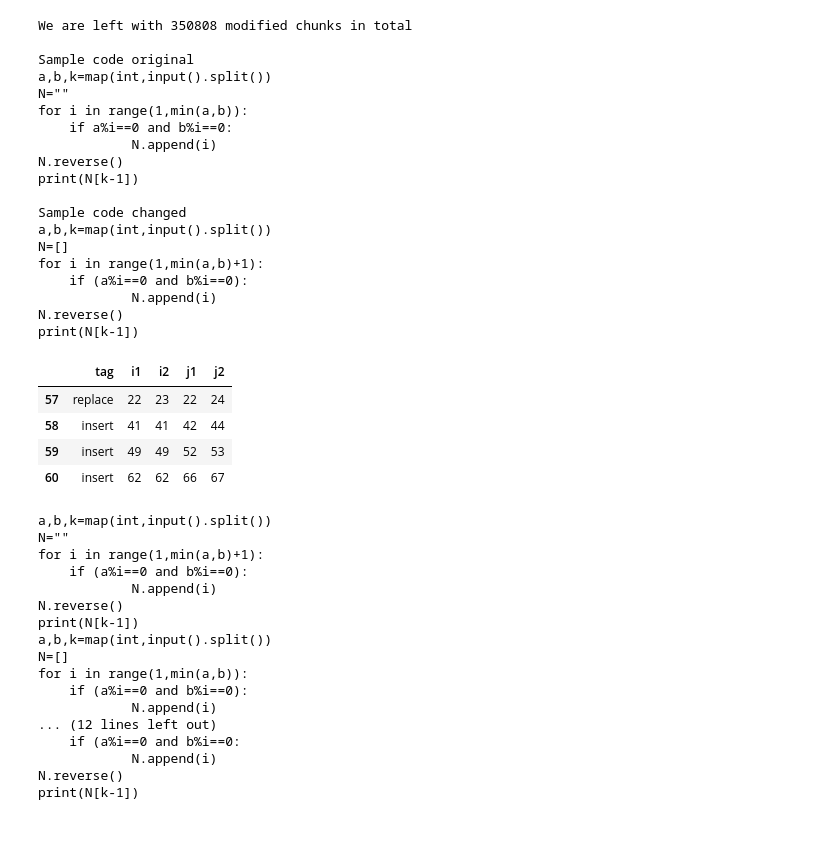
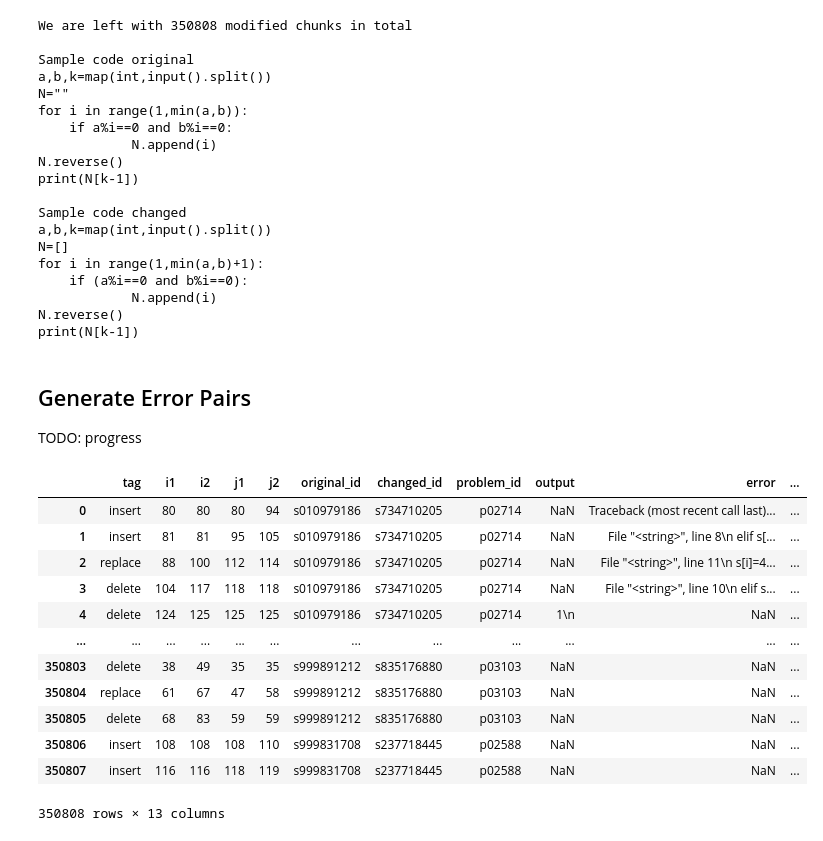
Before and after one commit to alexjercan/bug-detection, a Jupyter notebook: DataExploration.ipynb, the cells around one changed output. Cells and saved outputs as stored; diff of their text form; code cells hidden in the pictures.

Commit message:
wip: generate error description for pairs

```diff
--- a/DataExploration.ipynb
+++ b/DataExploration.ipynb
@@ -235,31 +205,24 @@ changed_df = pd.read_csv(csv_path, keep_default_na=False)
-# %%
-variants = generate_token_arrangements(original_df, changed_df, opcodes_df)
-opcodes_df
-# %% [output]
-|  | tag | i1 | i2 | j1 | j2 |
-| 57 | replace | 22 | 23 | 22 | 24 |
-| 58 | insert | 41 | 41 | 42 | 44 |
-| 59 | insert | 49 | 49 | 52 | 53 |
-| 60 | insert | 62 | 62 | 66 | 67 |
-# %%
-for df in variants:
-    tokens = df["text"].values.tolist()[:-1]
-    print("".join(tokens).encode().decode('unicode-escape'))
-# %% [output]
-a,b,k=map(int,input().split())
-N=""
-for i in range(1,min(a,b)+1):
-    if (a%i==0 and b%i==0):
-            N.append(i)
-N.reverse()
-print(N[k-1])
-a,b,k=map(int,input().split())
-N=[]
-for i in range(1,min(a,b)):
-    if (a%i==0 and b%i==0):
-            N.append(i)
-... (12 lines left out)
-    if (a%i==0 and b%i==0:
-            N.append(i)
-N.reverse()
-print(N[k-1])
+# %% [markdown]
+## Generate Error Pairs
+
+TODO: progress
+# %%
+codenet.add_error_description_v2(generated_pairs_df, problem_list_df, generated_opcodes_df).to_csv(codenet.error_pairs_v2_path, index=False)
+# %%
+error_pairs_df = pd.read_csv(codenet.error_pairs_v2_path)
+
+error_pairs_df
+# %% [output]
+|  | tag | i1 | i2 | j1 | j2 | original_id | changed_id | problem_id | output | error | ... |
+| 0 | insert | 80 | 80 | 80 | 94 | s010979186 | s734710205 | p02714 | NaN | Traceback (most recent call last)... | ... |
+| 1 | insert | 81 | 81 | 95 | 105 | s010979186 | s734710205 | p02714 | NaN | File "<string>", line 8\n elif s[... | ... |
+| 2 | replace | 88 | 100 | 112 | 114 | s010979186 | s734710205 | p02714 | NaN | File "<string>", line 11\n s[i]=4... | ... |
+| 3 | delete | 104 | 117 | 118 | 118 | s010979186 | s734710205 | p02714 | NaN | File "<string>", line 10\n elif s... | ... |
+| 4 | delete | 124 | 125 | 125 | 125 | s010979186 | s734710205 | p02714 | 1\n | NaN | ... |
+| ... | ... | ... | ... | ... | ... | ... | ... | ... | ... | ... | ... |
+| 350803 | delete | 38 | 49 | 35 | 35 | s999891212 | s835176880 | p03103 | NaN | NaN | ... |
+| 350804 | replace | 61 | 67 | 47 | 58 | s999891212 | s835176880 | p03103 | NaN | NaN | ... |
+| 350805 | delete | 68 | 83 | 59 | 59 | s999891212 | s835176880 | p03103 | NaN | NaN | ... |
+| 350806 | insert | 108 | 108 | 108 | 110 | s999831708 | s237718445 | p02588 | NaN | NaN | ... |
+| 350807 | insert | 116 | 116 | 118 | 119 | s999831708 | s237718445 | p02588 | NaN | NaN | ... |
+350808 rows × 13 columns
```
Also changed, not shown: parts of 5 cells of this notebook, 1 other file.
